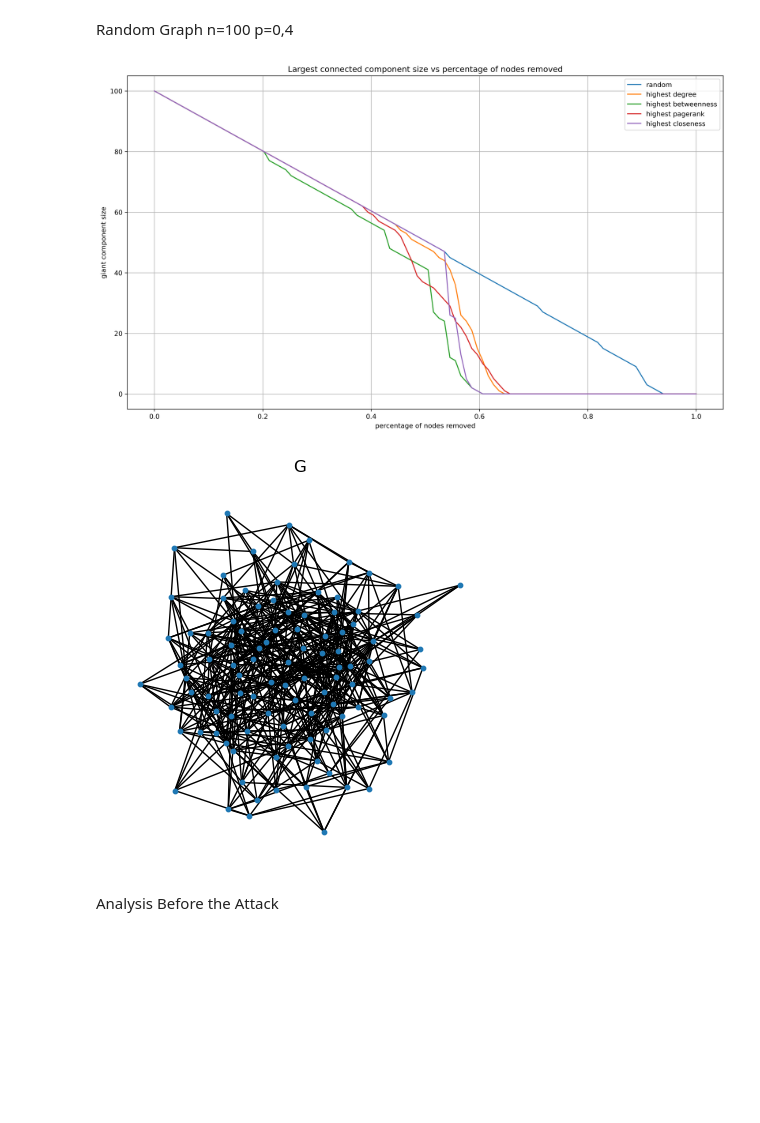
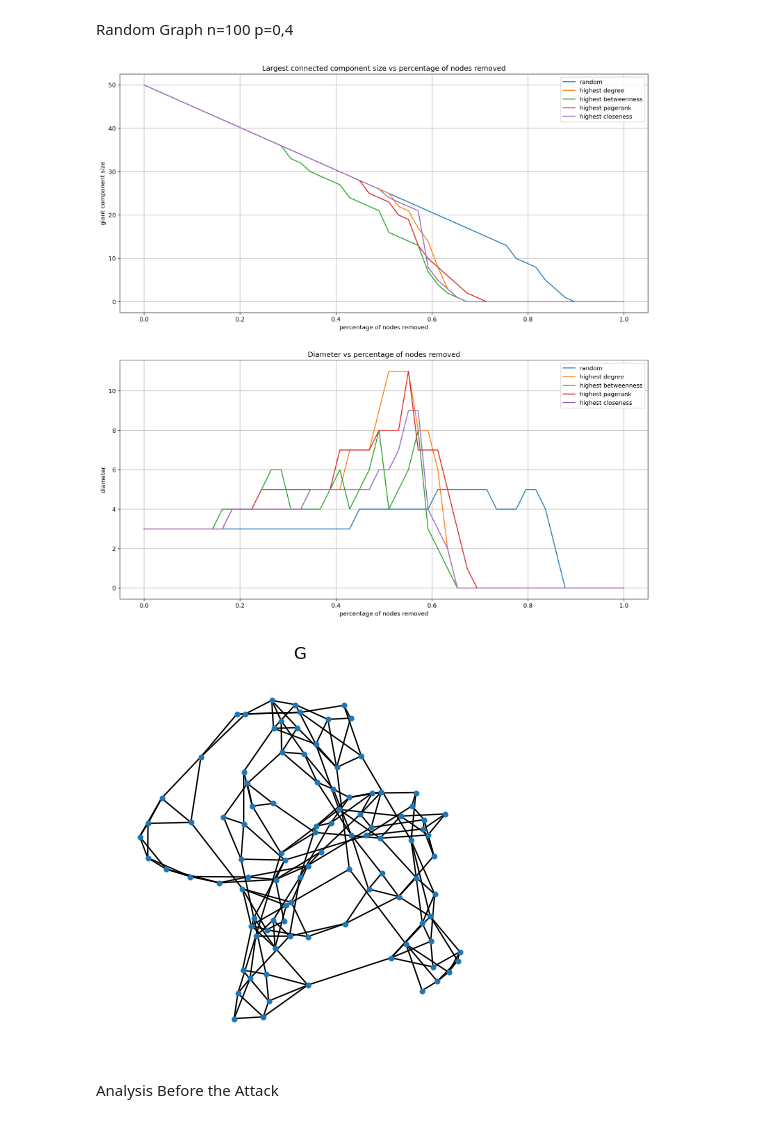
Before and after one commit to luca959/NA-3, a Jupyter notebook: NA3.ipynb, the cells around one changed output. Saved outputs shown, nothing was run; the diff lists cells and outputs as text; code cells hidden in the pictures; blank space fills up the shorter version.

```diff
--- a/NA3.ipynb
+++ b/NA3.ipynb
@@ -150,8 +153,8 @@ def get_diameter(G: nx.Graph) -> int:
 # %% [markdown]
 Random Graph n=100 p=0,4
 # %%
-n=100
-p=0.1
+n=50
+p=0.2
 k=5
 G=nx.erdos_renyi_graph(n, p)
 # G = nx.watts_strogatz_graph(n, k, p)
@@ -175,38 +178,62 @@ def attack(G: nx.graph):
     l4 = [0] * (n)
     l5 = [0] * (n)
 
+    d1 = [0] * (n)
+    d2 = [0] * (n)
+    d3 = [0] * (n)
+    d4 = [0] * (n)
+    d5 = [0] * (n)
+
     for i in range(n):
         l1[i] = get_lcc_size(g1)
         l2[i] = get_lcc_size(g2)
         l3[i] = get_lcc_size(g3)
         l4[i] = get_lcc_size(g4)
         l5[i] = get_lcc_size(g5)
+
+        d1[i] = get_diameter(g1)
+        d2[i] = get_diameter(g2)
+        d3[i] = get_diameter(g3)
+        d4[i] = get_diameter(g4)
+        d5[i] = get_diameter(g5)
 
         g1 = remove_random_node(g1)
         g2 = remove_highest_degree_node(g2)
         g3 = remove_highest_betweenness_node(g3)
         g4 = remove_highest_pagerank_node(g4)
         g5 = remove_highest_closeness_node(g5)
 
     x = np.linspace(0, 1, n)
 
-    plt.figure(figsize=(16,9), dpi=300)
+    plt.figure(figsize=(16,16), dpi=300)
+    plt.subplot(2, 1, 1)
     plt.title('Largest connected component size vs percentage of nodes removed')
     plt.plot(x, l1, label='random')
     plt.plot(x, l2, label='highest degree')
     plt.plot(x, l3, label='highest betweenness')
     plt.plot(x, l4, label='highest pagerank')
     plt.plot(x, l5, label='highest closeness')
     plt.xlabel('percentage of nodes removed')
     plt.ylabel('giant component size')
     plt.grid()
     plt.legend()
 
+    plt.subplot(2, 1, 2)
+    plt.title('Diameter vs percentage of nodes removed')
+    plt.plot(x, d1, label='random')
+    plt.plot(x, d2, label='highest degree')
+    plt.plot(x, d3, label='highest betweenness')
+    plt.plot(x, d4, label='highest pagerank')
+    plt.plot(x, d5, label='highest closeness')
+    plt.xlabel('percentage of nodes removed')
+    plt.ylabel('diameter')
+    plt.grid()
+    plt.legend()
     plt.show()
 
 attack(G)
 # %% [output]
-[figure, old version]
+[figure, new version]
 # %%
 # plot G
 plt.figure(figsize=(5,5))
@@ -214,7 +241,7 @@ plt.title('G')
 nx.draw(G, with_labels=False, node_size=10, width=1)
 plt.show()
 # %% [output]
-[figure, old version]
+[figure, new version]
 # %% [markdown]
 Analysis Before the Attack
 # %%
```
Also changed, not shown: parts of 1 cell of this notebook.
